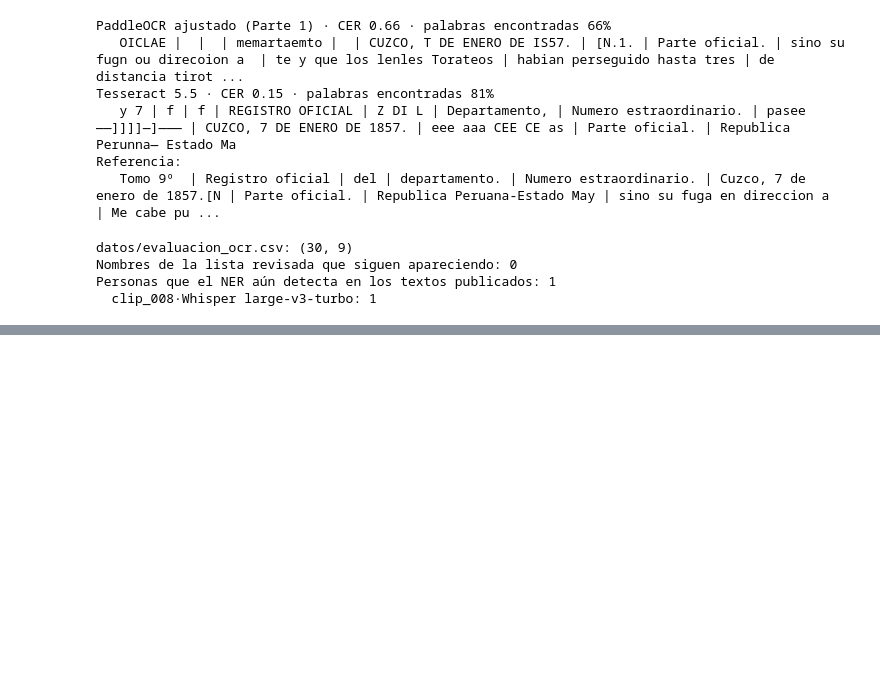
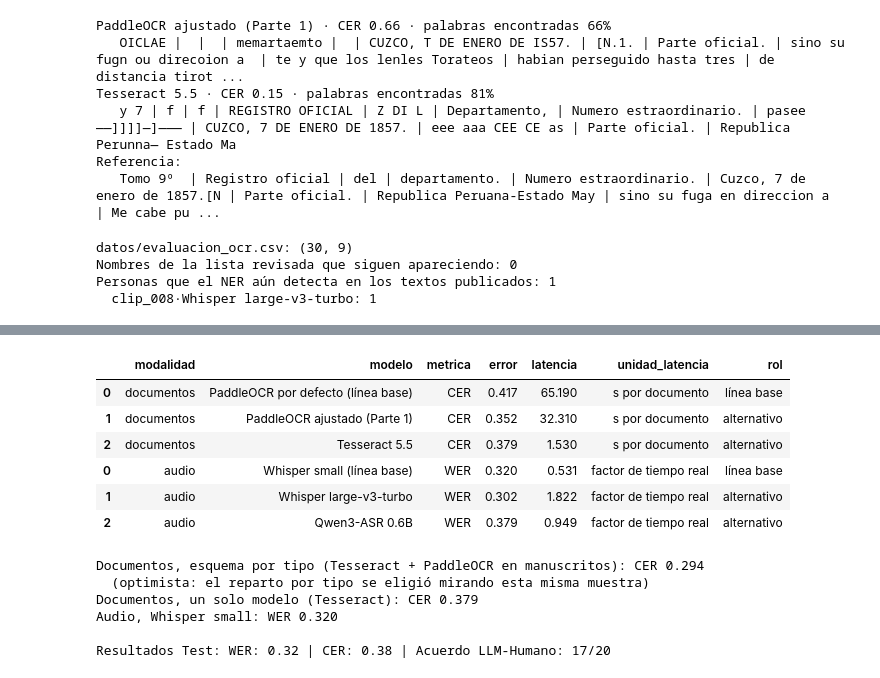
Before and after one commit to SusanMontalvo81/Diplomado-Su-2026, a Jupyter notebook: tarea_2/02_evaluacion.ipynb, the cells around one changed output, grey strips where cells are left out. Cells and saved outputs as stored; diff of their text form; code cells hidden in the pictures; blank space fills up the shorter version.

```diff
--- a/tarea_2/02_evaluacion.ipynb
+++ b/tarea_2/02_evaluacion.ipynb
@@ -421,0 +565,34 @@ Personas que el NER aún detecta en los textos publicados: 1
+# %%
+comparativa = pd.concat([
+    tabla_ocr.reset_index().rename(columns={"CER": "error", "segundos_por_doc": "latencia"}).assign(
+        modalidad="documentos", metrica="CER", unidad_latencia="s por documento"),
+    tabla_asr.reset_index().rename(columns={"WER": "error", "RTF": "latencia"}).assign(
+        modalidad="audio", metrica="WER", unidad_latencia="factor de tiempo real"),
+])[["modalidad", "modelo", "metrica", "error", "latencia", "unidad_latencia"]]
+comparativa["rol"] = comparativa["modelo"].map(lambda m: "línea base" if "base" in m else "alternativo")
+display(comparativa.round(3))
+
+# esquema elegido para documentos: Tesseract en impresos y fotos, PaddleOCR ajustado en manuscritos
+elegido = ocr[((ocr["modelo"] == "Tesseract 5.5") & (ocr["tipo"] != "manuscrito"))
+              | ((ocr["modelo"] == "PaddleOCR ajustado (Parte 1)") & (ocr["tipo"] == "manuscrito"))]
+cer_elegido = elegido["errores"].sum() / elegido["caracteres_ref"].sum()
+wer_elegido = tabla_asr.loc["Whisper small (línea base)", "WER"]
+print(f"Documentos, esquema por tipo (Tesseract + PaddleOCR en manuscritos): CER {cer_elegido:.3f}")
+print("  (optimista: el reparto por tipo se eligió mirando esta misma muestra)")
+print(f"Documentos, un solo modelo (Tesseract): CER {tabla_ocr.loc['Tesseract 5.5', 'CER']:.3f}")
+print(f"Audio, Whisper small: WER {wer_elegido:.3f}")
+print(f"\nResultados Test: WER: {wer_elegido:.2f} | CER: {tabla_ocr.loc['Tesseract 5.5', 'CER']:.2f} | Acuerdo LLM-Humano: {acuerdo}/20")
+# %% [output]
+|  | modalidad | modelo | metrica | error | latencia | unidad_latencia | rol |
+| 0 | documentos | PaddleOCR por defecto (línea base) | CER | 0.417 | 65.190 | s por documento | línea base |
+| 1 | documentos | PaddleOCR ajustado (Parte 1) | CER | 0.352 | 32.310 | s por documento | alternativo |
+| 2 | documentos | Tesseract 5.5 | CER | 0.379 | 1.530 | s por documento | alternativo |
+| 0 | audio | Whisper small (línea base) | WER | 0.320 | 0.531 | factor de tiempo real | línea base |
+| 1 | audio | Whisper large-v3-turbo | WER | 0.302 | 1.822 | factor de tiempo real | alternativo |
+| 2 | audio | Qwen3-ASR 0.6B | WER | 0.379 | 0.949 | factor de tiempo real | alternativo |
+Documentos, esquema por tipo (Tesseract + PaddleOCR en manuscritos): CER 0.294
+  (optimista: el reparto por tipo se eligió mirando esta misma muestra)
+Documentos, un solo modelo (Tesseract): CER 0.379
+Audio, Whisper small: WER 0.320
+
+Resultados Test: WER: 0.32 | CER: 0.38 | Acuerdo LLM-Humano: 17/20
```
Also changed, not shown: parts of 9 cells of this notebook, 1 other file.
